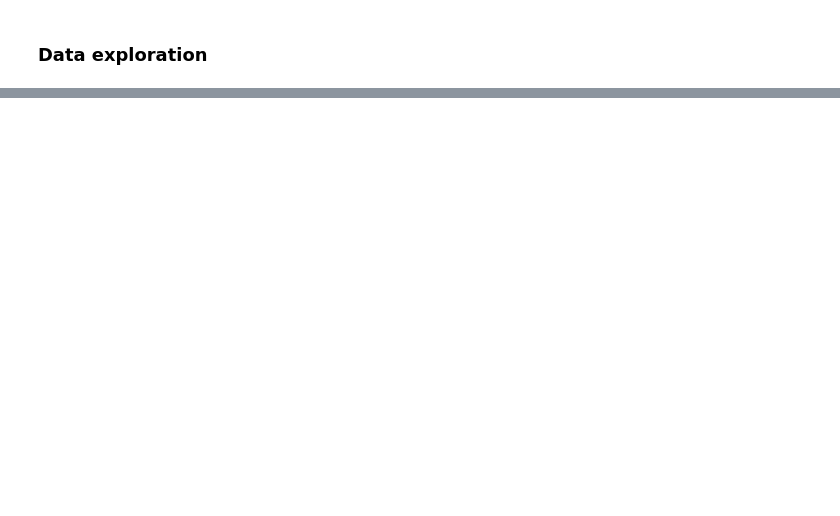
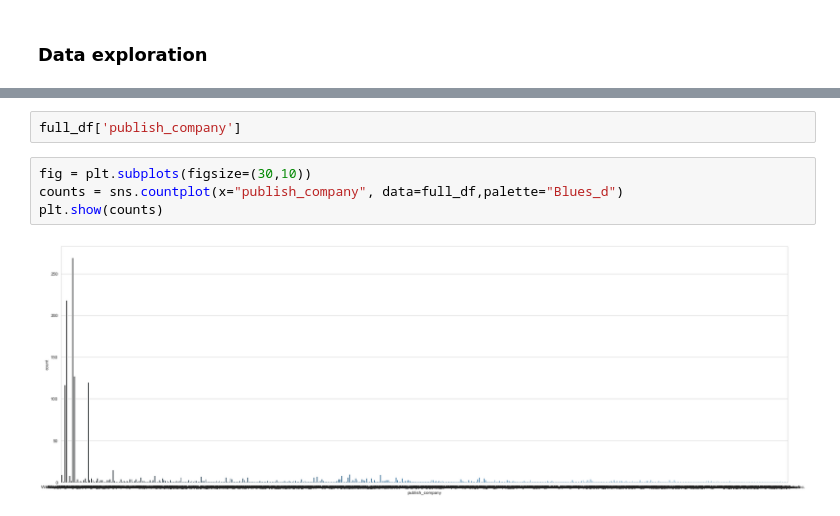
Before and after one commit to krbarounis/NTY-bestsellers-classification-project, a Jupyter notebook: EDA.ipynb, the cells around one changed output, grey strips where cells are left out. Saved outputs shown, nothing was run; the diff lists cells and outputs as text; blank space fills up the shorter version.

```diff
--- a/EDA.ipynb
+++ b/EDA.ipynb
@@ -331 +446,9 @@ full_df[full_df['genre'].isna()]
+# %%
+full_df['publish_company']
+# %%
+fig = plt.subplots(figsize=(30,10))
+counts = sns.countplot(x="publish_company", data=full_df,palette="Blues_d")
+plt.show(counts)
+# %% [output]
+[figure, added]
 # %%
```
Also changed, not shown: parts of 42 cells of this notebook.
